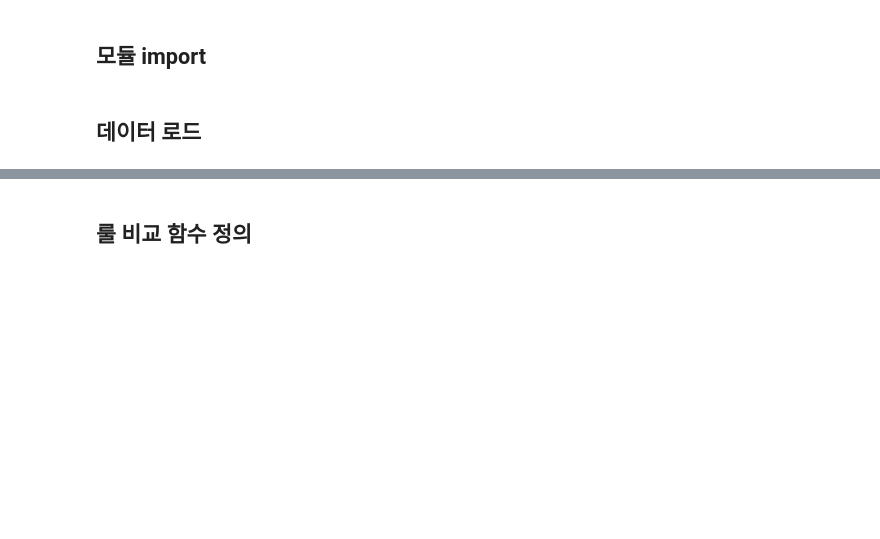
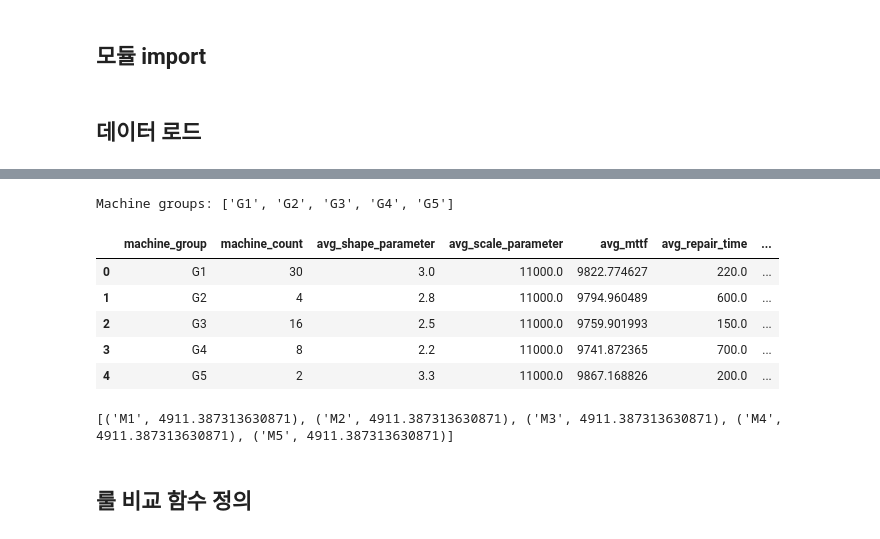
Before and after one commit to cryscham123/simulation_homework, a Jupyter notebook: result_compare.ipynb, the cells around one changed output, grey strips where cells are left out. Cells and saved outputs as stored; diff of their text form; code cells hidden in the pictures; blank space fills up the shorter version.

```diff
--- a/result_compare.ipynb
+++ b/result_compare.ipynb
@@ -78,3 +81,44 @@ Jobs: 100 개 / Operations: 1400 개 / Machines: 30 개
+# %%
+from utils.pm_policy import apply_mttf_pm_rule
+
+GROUP_RISK_ASSIGNMENT = {
+    "G1": "medium",
+    "G2": "high",
+    "G3": "low",
+    "G4": "high",
+    "G5": "medium",
+}
+
+RISK_COEFFICIENTS = {
+    "high": 0.3,
+    "medium": 0.5,
+    "low": 0.7,
+}
+
+print("Machine groups:", sorted(data["machines"]["machine_group"].unique()))
+
+missing_groups = set(data["machines"]["machine_group"].unique()) - set(GROUP_RISK_ASSIGNMENT.keys())
+if missing_groups:
+    raise ValueError(f"GROUP_RISK_ASSIGNMENT에 없는 group: {missing_groups}")
+
+pm_interval_dict, machine_pm_policy, group_pm_policy = apply_mttf_pm_rule(
+    machines_df=data["machines"],
+    machine_failure_df=data["machine_failure"],
+    group_risk_assignment=GROUP_RISK_ASSIGNMENT,
+    risk_coefficients=RISK_COEFFICIENTS,
+)
+
+display(group_pm_policy)
+print(list(pm_interval_dict.items())[:5])
+# %% [output]
+Machine groups: ['G1', 'G2', 'G3', 'G4', 'G5']
+|  | machine_group | machine_count | avg_shape_parameter | avg_scale_parameter | avg_mttf | avg_repair_time | ... |
+| 0 | G1 | 30 | 3.0 | 11000.0 | 9822.774627 | 220.0 | ... |
+| 1 | G2 | 4 | 2.8 | 11000.0 | 9794.960489 | 600.0 | ... |
+| 2 | G3 | 16 | 2.5 | 11000.0 | 9759.901993 | 150.0 | ... |
+| 3 | G4 | 8 | 2.2 | 11000.0 | 9741.872365 | 700.0 | ... |
+| 4 | G5 | 2 | 3.3 | 11000.0 | 9867.168826 | 200.0 | ... |
+[('M1', 4911.387313630871), ('M2', 4911.387313630871), ('M3', 4911.387313630871), ('M4', 4911.387313630871), ('M5', 4911.387313630871)]
 # %% [markdown]
 ## 룰 비교 함수 정의
 # %%
```
Also changed, not shown: parts of 11 cells of this notebook, 3 other files.
